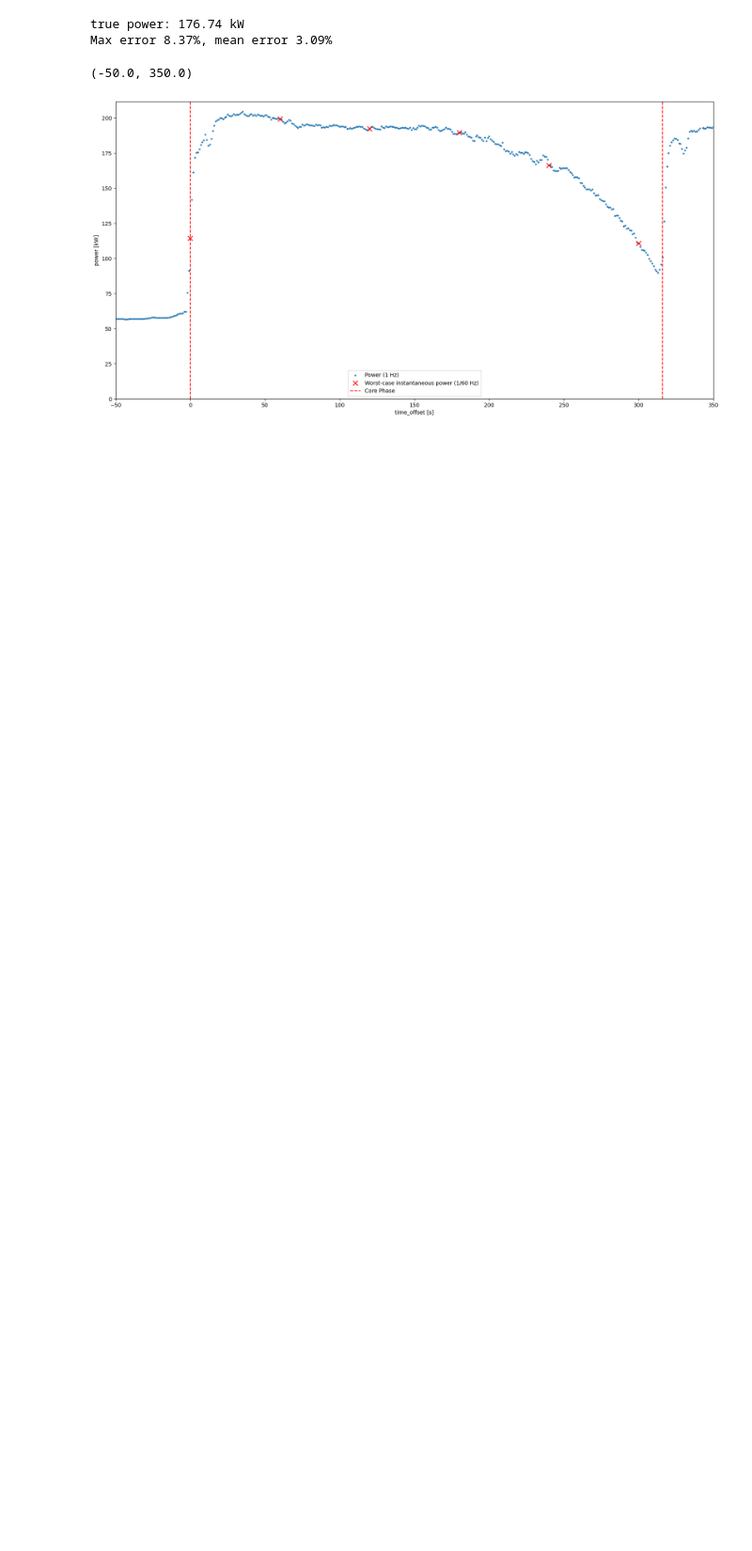
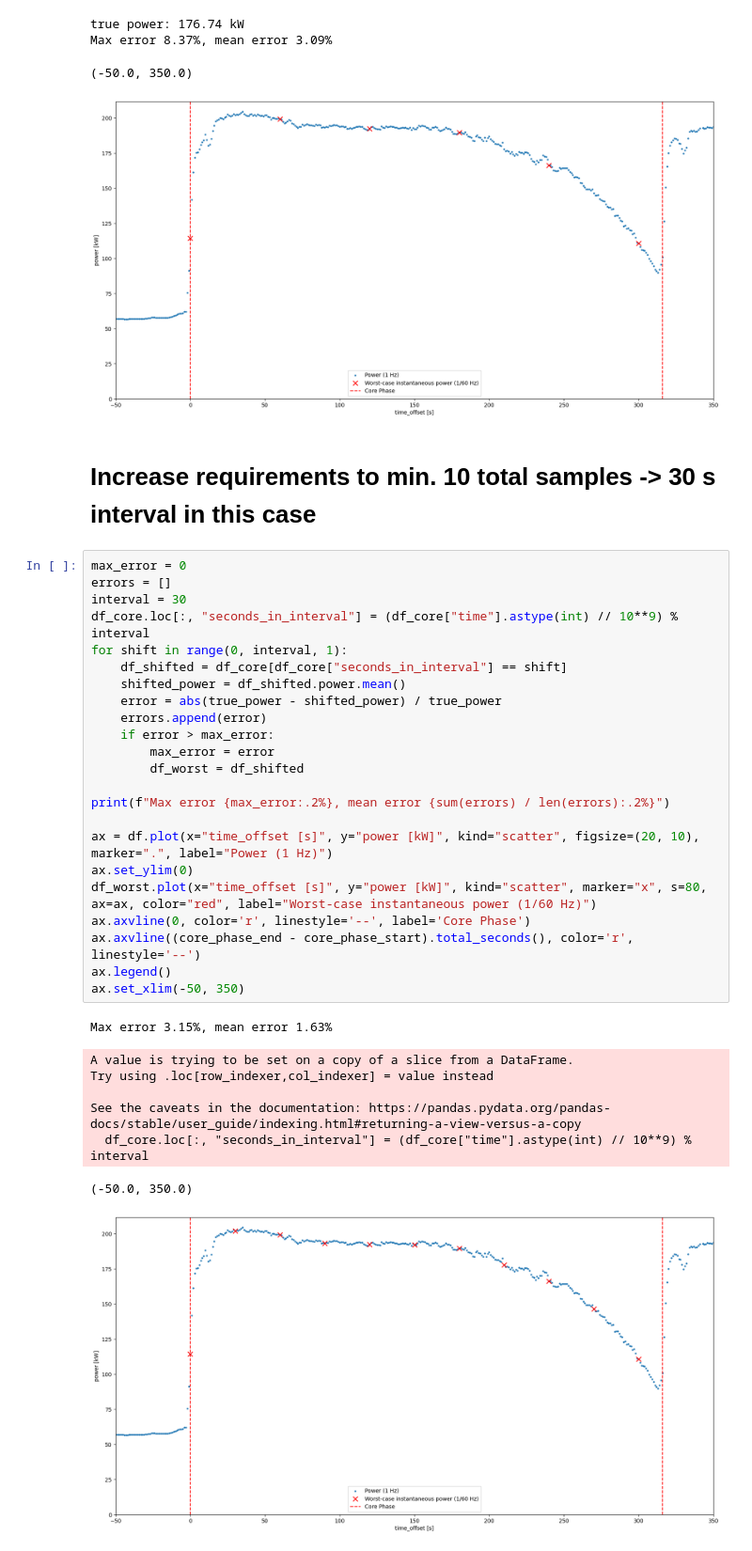
Before and after one commit to tilsche/hpl-phases, a Jupyter notebook: megware-alex.ipynb, the cells around one changed output. Shown: that part at 94% size. Drawn from its saved outputs; the diff is of its cells as text; blank space fills up the shorter version.

Commit message:
Evaluate effect of requiring at least 10 samples

```diff
--- a/megware-alex.ipynb
+++ b/megware-alex.ipynb
@@ -54,3 +54,37 @@ true power: 176.74 kW
 Max error 8.37%, mean error 3.09%
 (-50.0, 350.0)
 [figure]
+# %% [markdown]
+# Increase requirements to min. 10 total samples -> 30 s interval in this case
+# %%
+max_error = 0
+errors = []
+interval = 30
+df_core.loc[:, "seconds_in_interval"] = (df_core["time"].astype(int) // 10**9) % interval
+for shift in range(0, interval, 1):
+    df_shifted = df_core[df_core["seconds_in_interval"] == shift]
+    shifted_power = df_shifted.power.mean()
+    error = abs(true_power - shifted_power) / true_power
+    errors.append(error)
+    if error > max_error:
+        max_error = error
+        df_worst = df_shifted
+
+print(f"Max error {max_error:.2%}, mean error {sum(errors) / len(errors):.2%}")
+
+ax = df.plot(x="time_offset [s]", y="power [kW]", kind="scatter", figsize=(20, 10), marker=".", label="Power (1 Hz)")
+ax.set_ylim(0)
+df_worst.plot(x="time_offset [s]", y="power [kW]", kind="scatter", marker="x", s=80, ax=ax, color="red", label="Worst-case instantaneous power (1/60 Hz)")
+ax.axvline(0, color='r', linestyle='--', label='Core Phase')
+ax.axvline((core_phase_end - core_phase_start).total_seconds(), color='r', linestyle='--')
+ax.legend()
+ax.set_xlim(-50, 350)
+# %% [output]
+Max error 3.15%, mean error 1.63%
+A value is trying to be set on a copy of a slice from a DataFrame.
+Try using .loc[row_indexer,col_indexer] = value instead
+
+See the caveats in the documentation: https://pandas.pydata.org/pandas-docs/stable/user_guide/indexing.html#returning-a-view-versus-a-copy
+  df_core.loc[:, "seconds_in_interval"] = (df_core["time"].astype(int) // 10**9) % interval
+(-50.0, 350.0)
+[figure, added]
```
Also changed, not shown: 3 other files.
